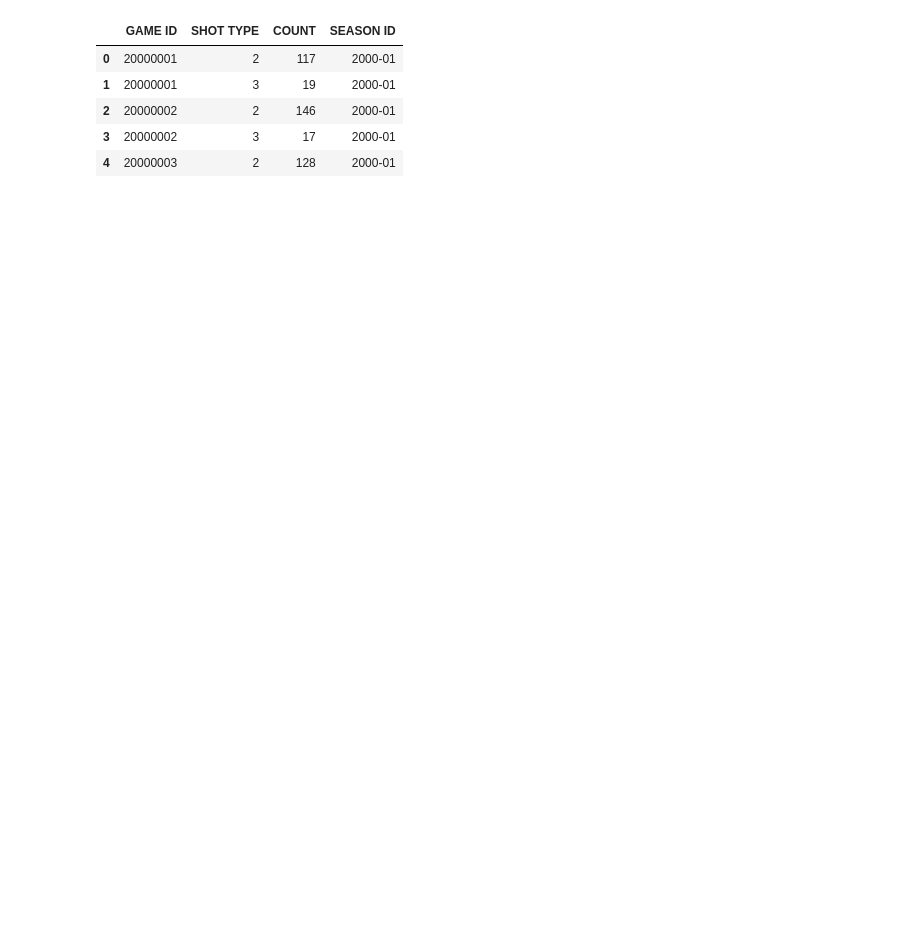
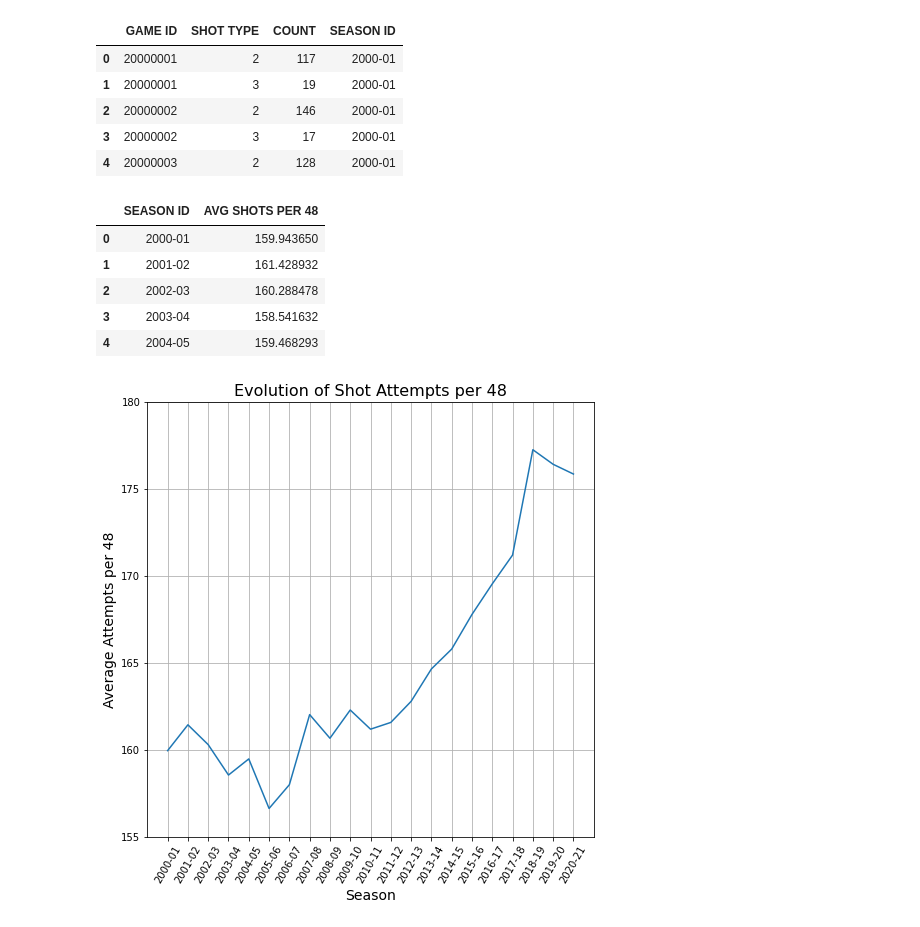
Before and after one commit to kmcsquared/TFM, a Jupyter notebook: shots.ipynb, the cells around one changed output. Cells and saved outputs as stored; diff of their text form; code cells hidden in the pictures; blank space fills up the shorter version.

```diff
--- a/shots.ipynb
+++ b/shots.ipynb
@@ -157,13 +149,18 @@ GAMES PER SEASON: 1195
 # %%
 # GOAL: Get amount of 2PT and 3PT shots in each game
-shots_per_game = all_shots.groupby(['GAME ID', 'SHOT TYPE']).size().reset_index(name='COUNT')
+
+# Exclude games that went into overtime (i.e PERIOD > 4)
+shots_per_48 = all_shots[all_shots['PERIOD'] <= 4]
+
+# Count number of 2&3PT shots in each game
+shots_per_48 = shots_per_48.groupby(['GAME ID', 'SHOT TYPE']).size().reset_index(name='COUNT')
 
 # Add season column
-shots_per_game = shots_per_game.merge(all_shots[['SEASON ID', 'GAME ID']], on='GAME ID')
+shots_per_48 = shots_per_48.merge(all_shots[['SEASON ID', 'GAME ID']], on='GAME ID')
 # Remove duplicates
-shots_per_game = shots_per_game.drop_duplicates().reset_index(drop=True)
+shots_per_48 = shots_per_48.drop_duplicates().reset_index(drop=True)
 
-shots_per_game.head()
+shots_per_48.head()
 # %% [output]
 |  | GAME ID | SHOT TYPE | COUNT | SEASON ID |
 | 0 | 20000001 | 2 | 117 | 2000-01 |
@@ -171,3 +168,31 @@ shots_per_game.head()
 | 2 | 20000002 | 2 | 146 | 2000-01 |
 | 3 | 20000002 | 3 | 17 | 2000-01 |
 | 4 | 20000003 | 2 | 128 | 2000-01 |
+# %%
+# GOAL: Get average amount of shots per game (game speed?)
+
+# Sum number of shots in each game
+sum_shots_per_48 = shots_per_48.groupby(['GAME ID', 'SEASON ID']).sum().reset_index().drop(['SHOT TYPE'], axis=1)
+# Calculate average number of shots per game for each season
+avg_shots_per_48 = sum_shots_per_48.groupby(['SEASON ID']).mean().reset_index().drop(['GAME ID'], axis=1).rename(columns={'COUNT': 'AVG SHOTS PER 48'})
+
+plt.figure(figsize=(8,8))
+plt.title('Evolution of Shot Attempts per 48', fontsize=16)
+plt.xlabel('Season', fontsize=14)
+plt.ylabel('Average Attempts per 48', fontsize=14)
+plt.plot(avg_shots_per_48['SEASON ID'], avg_shots_per_48['AVG SHOTS PER 48'])
+plt.tick_params(axis='x', which='major', labelsize=10, rotation=60)
+plt.yticks(np.arange(155, 185, step=5))
+plt.grid(True)
+
+plt.savefig('./Graphs/Shots/Evolution of Shot Attempts per 48')
+
+avg_shots_per_48.head()
+# %% [output]
+|  | SEASON ID | AVG SHOTS PER 48 |
+| 0 | 2000-01 | 159.943650 |
+| 1 | 2001-02 | 161.428932 |
+| 2 | 2002-03 | 160.288478 |
+| 3 | 2003-04 | 158.541632 |
+| 4 | 2004-05 | 159.468293 |
+[figure, added]
```
Also changed, not shown: parts of 29 cells of this notebook, 4 other files.
